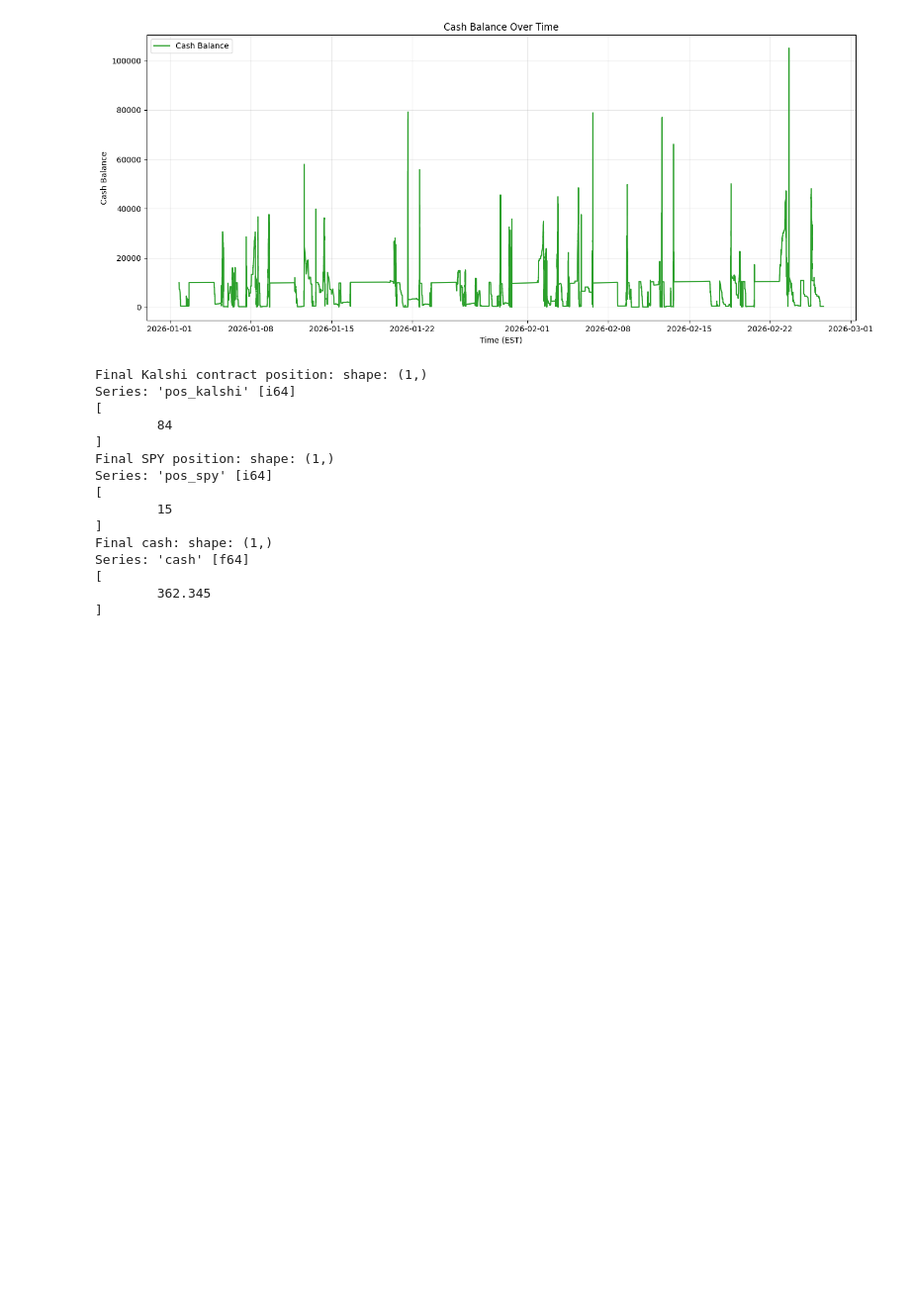
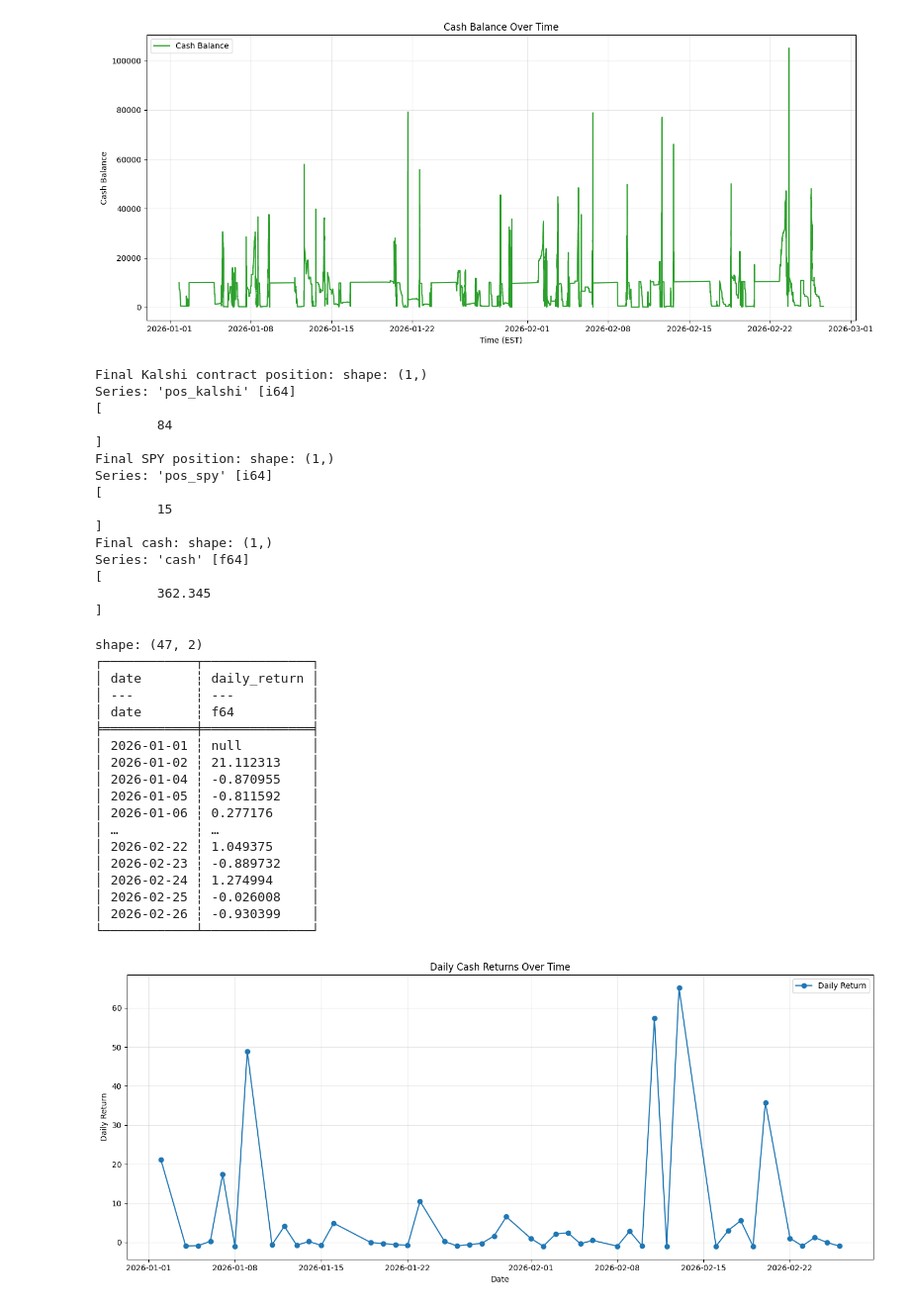
Before and after one commit to chris-mulligan-50/FINM-33150-Quantitative-Trading-Strategies-Final-Project-Kalshi-Market-Making-, a Jupyter notebook: introductory_notebook.ipynb, the cells around one changed output. Shown at 99% size. Cells and saved outputs as stored; diff of their text form; code cells hidden in the pictures; blank space fills up the shorter version.

```diff
--- a/introductory_notebook.ipynb
+++ b/introductory_notebook.ipynb
@@ -1716,3 +1716,60 @@ Series: 'cash' [f64]
 [
         362.345
 ]
+# %%
+# Calculate daily returns
+
+# Convert timestamps to date for grouping
+sim_df = sim_df.with_columns(
+    pl.col("ts").dt.date().alias("date")
+)
+
+# Compute daily close cash by taking the cash at the last timestamp of each day
+daily_cash_df = (
+    sim_df
+    .sort(["date", "ts"])
+    .group_by("date")
+    .agg([
+        pl.col("cash").last().alias("daily_close_cash")
+    ])
+    .sort("date")
+)
+
+# Calculate daily returns: (close_today - close_yesterday) / close_yesterday
+daily_cash_df = daily_cash_df.with_columns(
+    (pl.col("daily_close_cash") / pl.col("daily_close_cash").shift(1) - 1).alias("daily_return")
+)
+
+# Print daily returns
+print(daily_cash_df.select(["date", "daily_return"]))
+
+# (Optional) Plot daily returns over time
+plt.figure(figsize=(14, 6))
+plt.plot(daily_cash_df["date"].to_pandas(), daily_cash_df["daily_return"].to_pandas(), marker="o", label="Daily Return")
+plt.xlabel("Date")
+plt.ylabel("Daily Return")
+plt.title("Daily Cash Returns Over Time")
+plt.grid(True, alpha=0.3)
+plt.legend()
+plt.tight_layout()
+plt.show()
+# %% [output]
+shape: (47, 2)
+┌────────────┬──────────────┐
+│ date       ┆ daily_return │
+│ ---        ┆ ---          │
+│ date       ┆ f64          │
+╞════════════╪══════════════╡
+│ 2026-01-01 ┆ null         │
+│ 2026-01-02 ┆ 21.112313    │
+│ 2026-01-04 ┆ -0.870955    │
+│ 2026-01-05 ┆ -0.811592    │
+│ 2026-01-06 ┆ 0.277176     │
+│ …          ┆ …            │
+│ 2026-02-22 ┆ 1.049375     │
+│ 2026-02-23 ┆ -0.889732    │
+│ 2026-02-24 ┆ 1.274994     │
+│ 2026-02-25 ┆ -0.026008    │
+│ 2026-02-26 ┆ -0.930399    │
+└────────────┴──────────────┘
+[figure, added]
```
Also changed, not shown: parts of 3 cells of this notebook, 6 other files.
